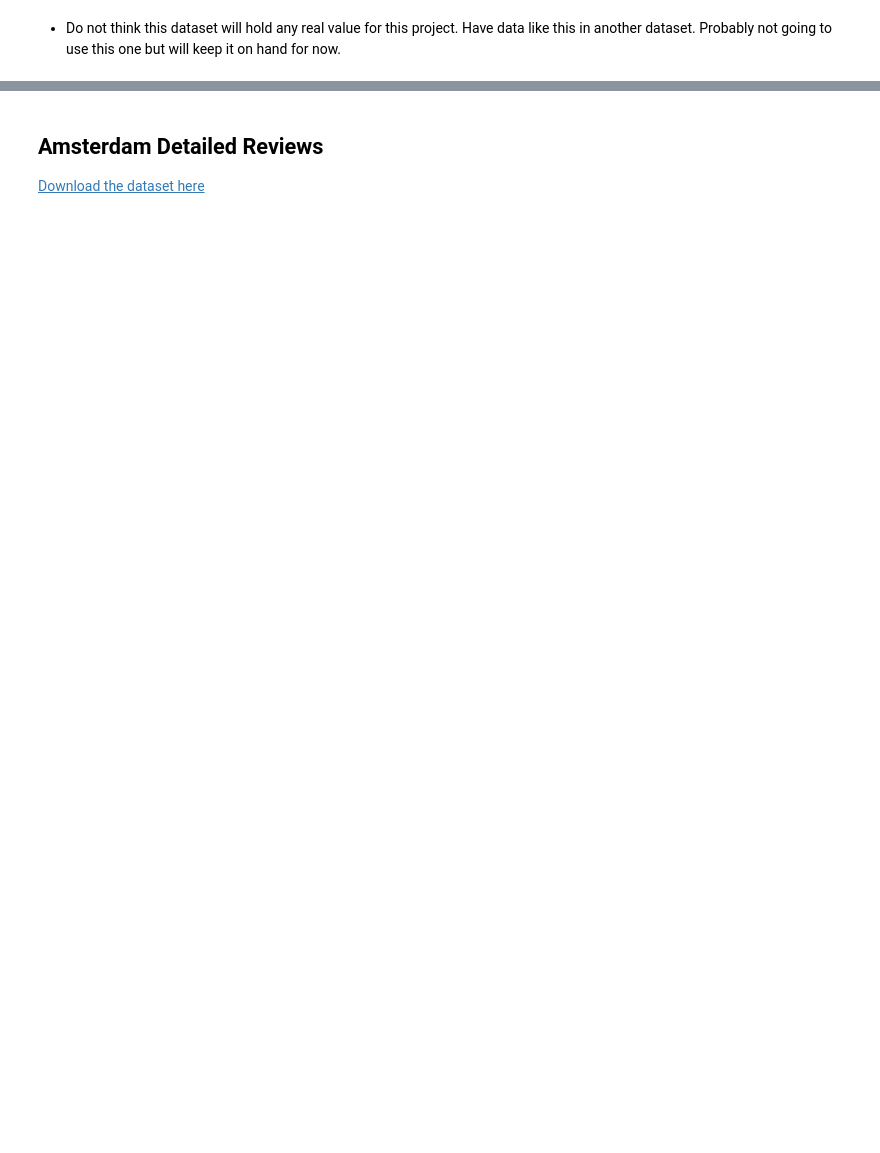
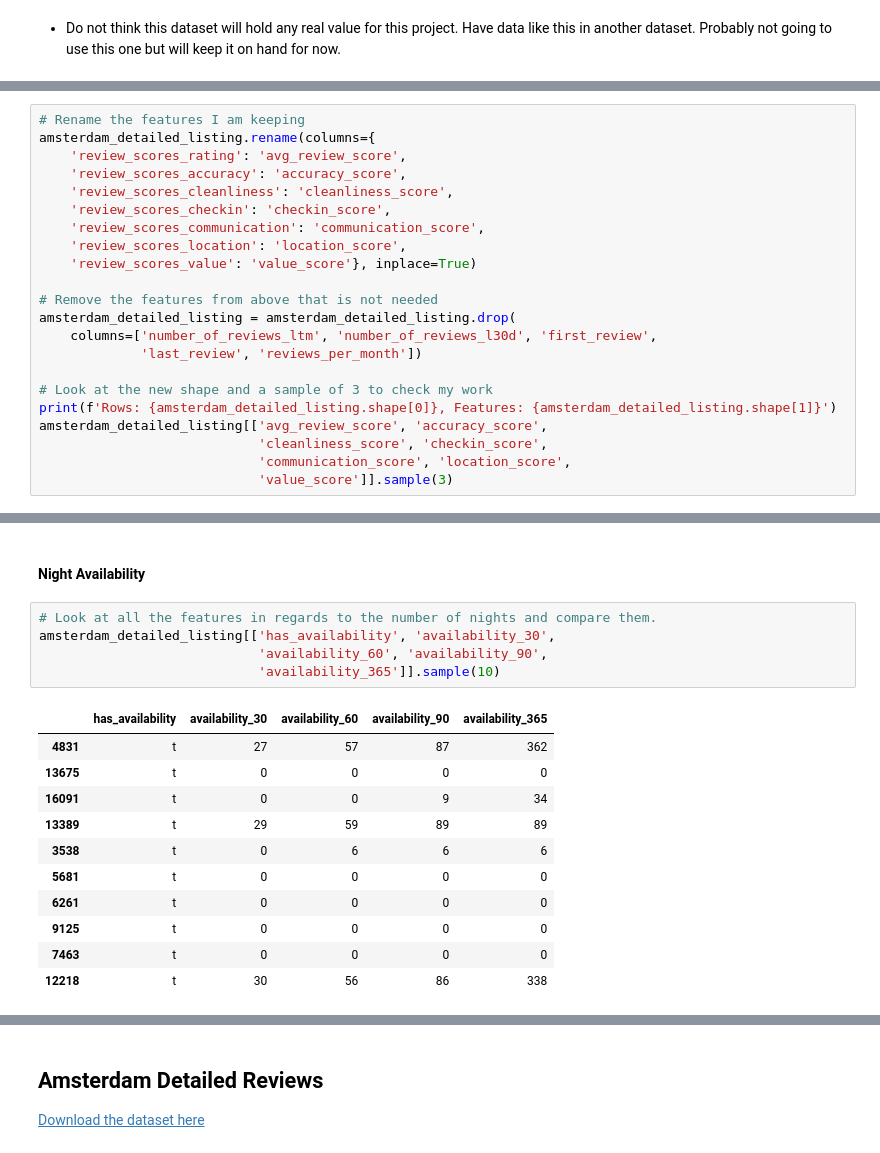
Before and after one commit to BW-TT-158-AirBnB/Data-Science-Unit3-and-Unit4, a Jupyter notebook: notebooks/BW4_AirBnB_EDA.ipynb, the cells around one changed output, grey strips where cells are left out. Drawn from its saved outputs; the diff is of its cells as text; blank space fills up the shorter version.

```diff
--- a/notebooks/BW4_AirBnB_EDA.ipynb
+++ b/notebooks/BW4_AirBnB_EDA.ipynb
@@ -277,0 +300,22 @@ amsterdam_detailed_listing.describe()
+# %%
+# Rename the features I am keeping
+amsterdam_detailed_listing.rename(columns={
+    'review_scores_rating': 'avg_review_score',
+    'review_scores_accuracy': 'accuracy_score',
+    'review_scores_cleanliness': 'cleanliness_score',
+    'review_scores_checkin': 'checkin_score',
+    'review_scores_communication': 'communication_score',
+    'review_scores_location': 'location_score',
+    'review_scores_value': 'value_score'}, inplace=True)
+
+# Remove the features from above that is not needed
+amsterdam_detailed_listing = amsterdam_detailed_listing.drop(
+    columns=['number_of_reviews_ltm', 'number_of_reviews_l30d', 'first_review',
+             'last_review', 'reviews_per_month'])
+
+# Look at the new shape and a sample of 3 to check my work
+print(f'Rows: {amsterdam_detailed_listing.shape[0]}, Features: {amsterdam_detailed_listing.shape[1]}')
+amsterdam_detailed_listing[['avg_review_score', 'accuracy_score',
+                            'cleanliness_score', 'checkin_score',
+                            'communication_score', 'location_score',
+                            'value_score']].sample(3)
@@ -277,0 +356,19 @@ amsterdam_detailed_listing.describe()
+# %% [markdown]
+#### Night Availability
+# %%
+# Look at all the features in regards to the number of nights and compare them.
+amsterdam_detailed_listing[['has_availability', 'availability_30',
+                            'availability_60', 'availability_90',
+                            'availability_365']].sample(10)
+# %% [output]
+|  | has_availability | availability_30 | availability_60 | availability_90 | availability_365 |
+| 4831 | t | 27 | 57 | 87 | 362 |
+| 13675 | t | 0 | 0 | 0 | 0 |
+| 16091 | t | 0 | 0 | 9 | 34 |
+| 13389 | t | 29 | 59 | 89 | 89 |
+| 3538 | t | 0 | 6 | 6 | 6 |
+| 5681 | t | 0 | 0 | 0 | 0 |
+| 6261 | t | 0 | 0 | 0 | 0 |
+| 9125 | t | 0 | 0 | 0 | 0 |
+| 7463 | t | 0 | 0 | 0 | 0 |
+| 12218 | t | 30 | 56 | 86 | 338 |
```
Also changed, not shown: parts of 123 cells of this notebook.
